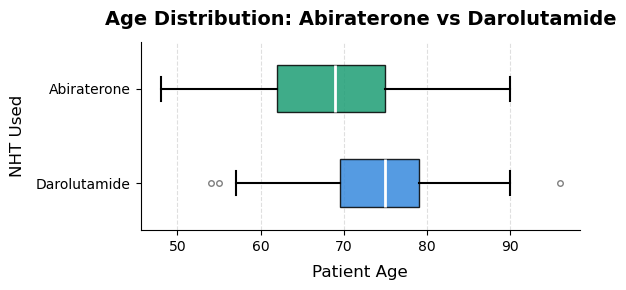
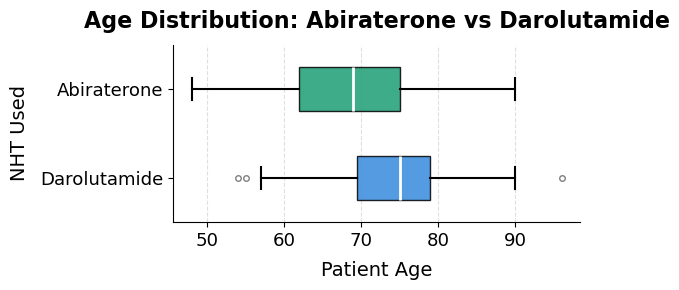
Code edit (unified diff) that turned the first committed figure into the second:
--- before
+++ after
@@ -1,5 +1,4 @@
 groups = ["Darolutamide", "Abiraterone"]
 data_by_group = [df[df['specific_nht_used'] == g]['age'].dropna() for g in groups]
-
 
 fig, ax = plt.subplots(figsize=(6, 3))
@@ -8,6 +7,6 @@
     data_by_group,
     labels=groups,
-    vert=False,       
-    patch_artist=True, 
+    vert=False,
+    patch_artist=True,
     widths=0.5,
     medianprops=dict(color='white', linewidth=2),
@@ -22,7 +21,9 @@
     patch.set_alpha(0.85)
 
-ax.set_xlabel('Patient Age', fontsize=12, labelpad=8)
-ax.set_ylabel('NHT Used', fontsize=12, labelpad=8)
-ax.set_title('Age Distribution: Abiraterone vs Darolutamide', fontsize=14, fontweight='bold', pad=12)
+ax.set_xlabel('Patient Age', fontsize=14, labelpad=8)          # ← up from 12
+ax.set_ylabel('NHT Used', fontsize=14, labelpad=8)             # ← up from 12
+ax.set_title('Age Distribution: Abiraterone vs Darolutamide',
+             fontsize=16, fontweight='bold', pad=12)           # ← up from 14
+ax.tick_params(axis='both', labelsize=13)                      # ← x and y tick fonts
 
 ax.spines['top'].set_visible(False)

Commit: Updated font sizes